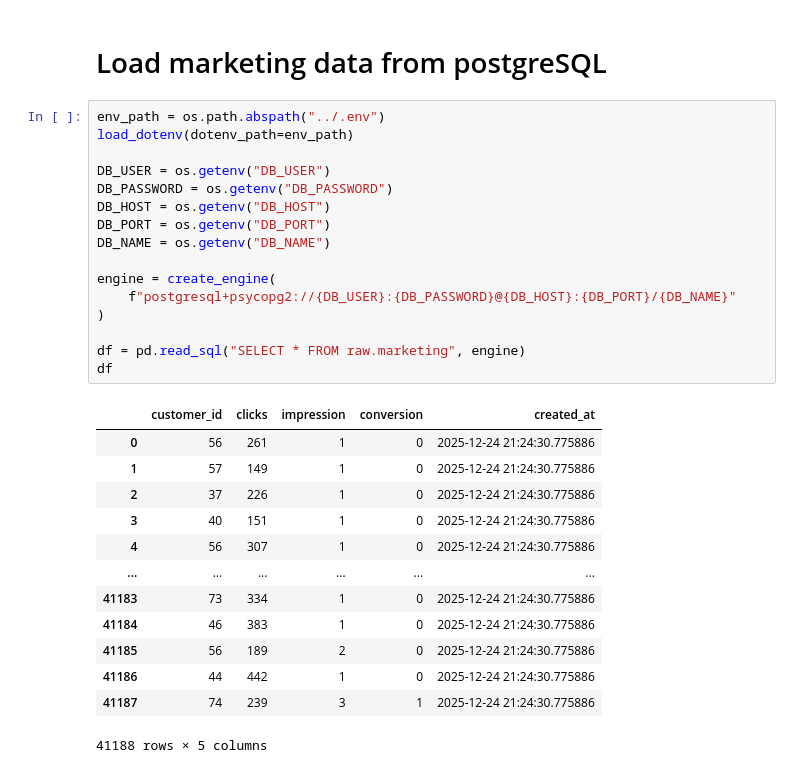
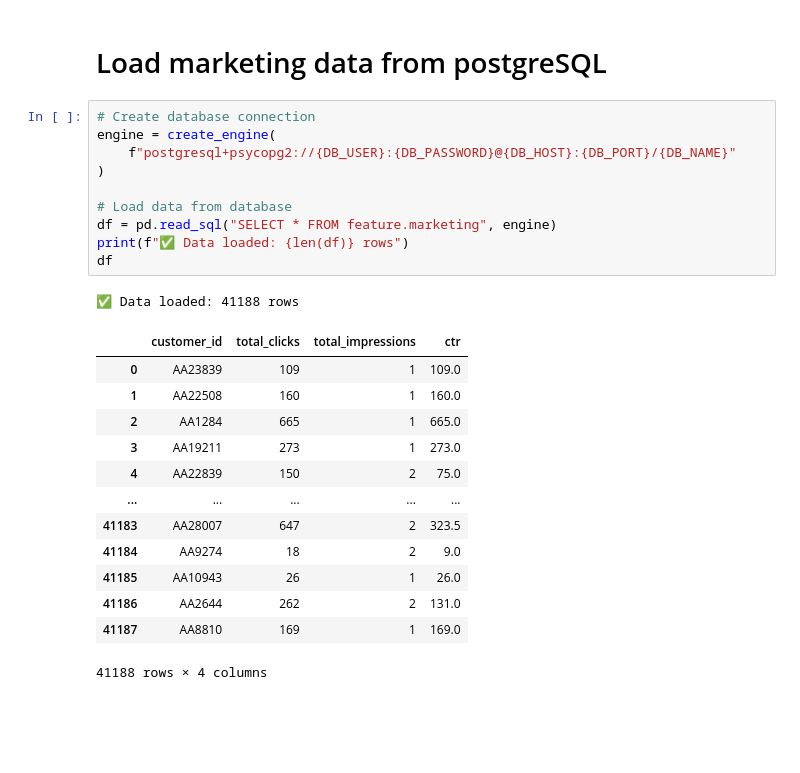
Before and after one commit to Mipjeiger/Financial-Services, a Jupyter notebook: notebooks/04_marketing_tf_model.ipynb, the cells around one changed output. Cells and saved outputs as stored; diff of their text form; blank space fills up the shorter version.

```diff
--- a/notebooks/04_marketing_tf_model.ipynb
+++ b/notebooks/04_marketing_tf_model.ipynb
@@ -20,32 +45,27 @@ from dotenv import load_dotenv
 # %% [markdown]
 # Load marketing data from postgreSQL
 # %%
-env_path = os.path.abspath("../.env")
-load_dotenv(dotenv_path=env_path)
-
-DB_USER = os.getenv("DB_USER")
-DB_PASSWORD = os.getenv("DB_PASSWORD")
-DB_HOST = os.getenv("DB_HOST")
-DB_PORT = os.getenv("DB_PORT")
-DB_NAME = os.getenv("DB_NAME")
-
+# Create database connection
 engine = create_engine(
     f"postgresql+psycopg2://{DB_USER}:{DB_PASSWORD}@{DB_HOST}:{DB_PORT}/{DB_NAME}"
 )
 
-df = pd.read_sql("SELECT * FROM raw.marketing", engine)
+# Load data from database
+df = pd.read_sql("SELECT * FROM feature.marketing", engine)
+print(f"✅ Data loaded: {len(df)} rows")
 df
 # %% [output]
+✅ Data loaded: 41188 rows
-|  | customer_id | clicks | impression | conversion | created_at |
-| 0 | 56 | 261 | 1 | 0 | 2025-12-24 21:24:30.775886 |
-| 1 | 57 | 149 | 1 | 0 | 2025-12-24 21:24:30.775886 |
-| 2 | 37 | 226 | 1 | 0 | 2025-12-24 21:24:30.775886 |
-| 3 | 40 | 151 | 1 | 0 | 2025-12-24 21:24:30.775886 |
-| 4 | 56 | 307 | 1 | 0 | 2025-12-24 21:24:30.775886 |
-| ... | ... | ... | ... | ... | ... |
-| 41183 | 73 | 334 | 1 | 0 | 2025-12-24 21:24:30.775886 |
-| 41184 | 46 | 383 | 1 | 0 | 2025-12-24 21:24:30.775886 |
-| 41185 | 56 | 189 | 2 | 0 | 2025-12-24 21:24:30.775886 |
-| 41186 | 44 | 442 | 1 | 0 | 2025-12-24 21:24:30.775886 |
-| 41187 | 74 | 239 | 3 | 1 | 2025-12-24 21:24:30.775886 |
+|  | customer_id | total_clicks | total_impressions | ctr |
+| 0 | AA23839 | 109 | 1 | 109.0 |
+| 1 | AA22508 | 160 | 1 | 160.0 |
+| 2 | AA1284 | 665 | 1 | 665.0 |
+| 3 | AA19211 | 273 | 1 | 273.0 |
+| 4 | AA22839 | 150 | 2 | 75.0 |
+| ... | ... | ... | ... | ... |
+| 41183 | AA28007 | 647 | 2 | 323.5 |
+| 41184 | AA9274 | 18 | 2 | 9.0 |
+| 41185 | AA10943 | 26 | 1 | 26.0 |
+| 41186 | AA2644 | 262 | 2 | 131.0 |
+| 41187 | AA8810 | 169 | 1 | 169.0 |
-41188 rows × 5 columns
+41188 rows × 4 columns
```
Also changed, not shown: parts of 15 cells of this notebook, 10 other files.
